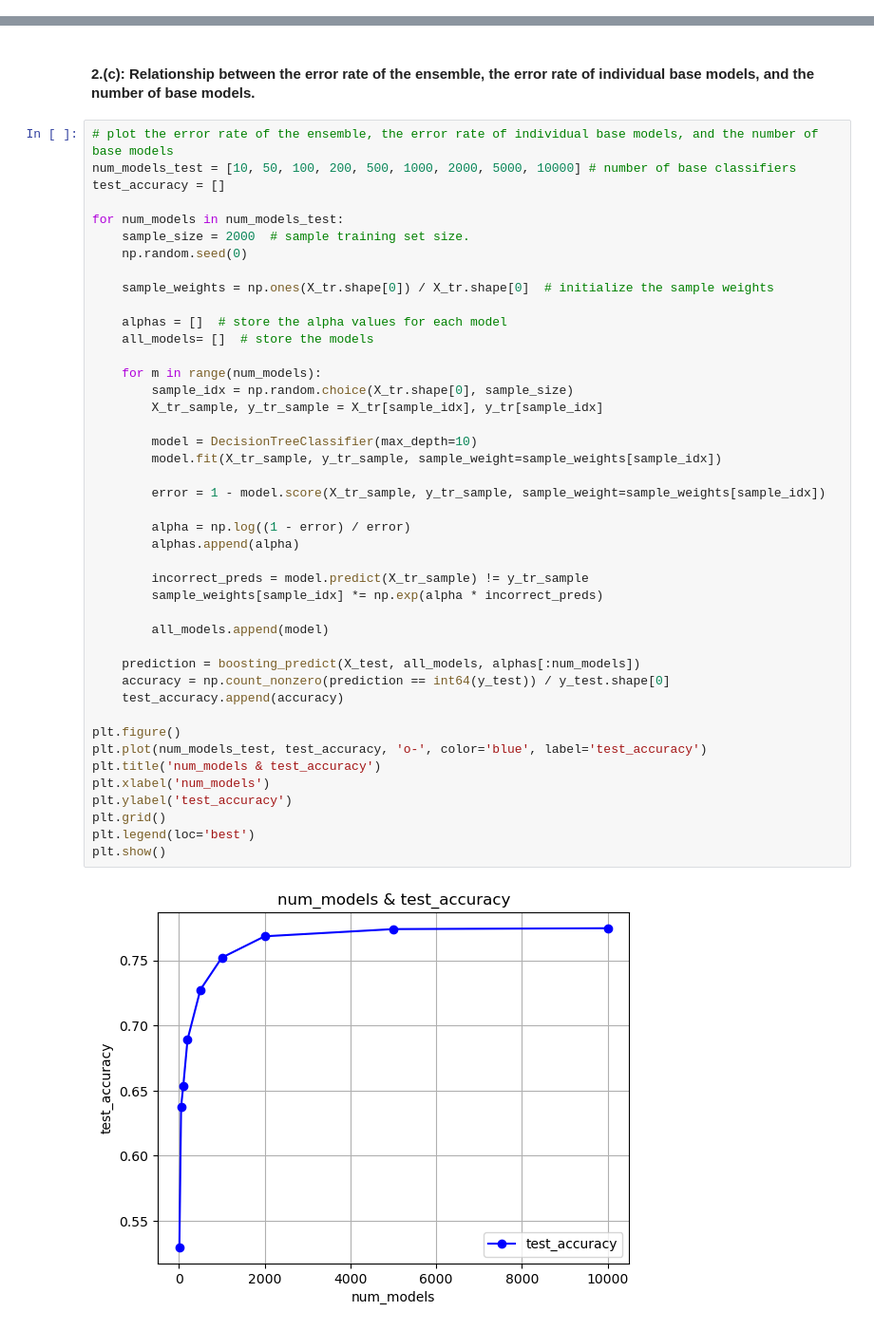
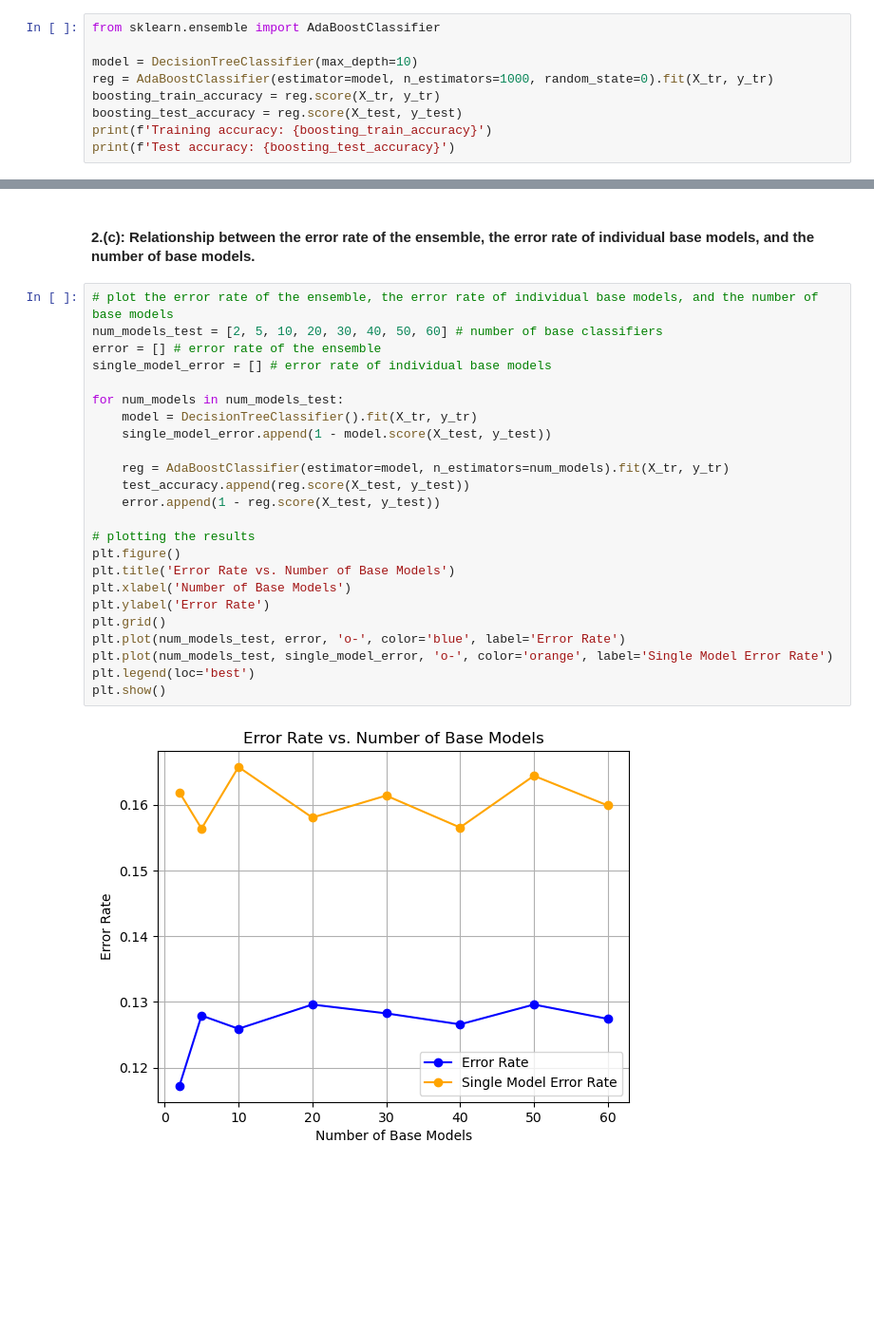
Before and after one commit to ZehuaLiuY/ML_CW, a Jupyter notebook: src/activity_recognition.ipynb, the cells around one changed output, grey strips where cells are left out. Shown at 95% size. Cells and saved outputs as stored; diff of their text form; blank space fills up the shorter version.

```diff
--- a/src/activity_recognition.ipynb
+++ b/src/activity_recognition.ipynb
@@ -581,0 +537,9 @@ Test accuracy: 0.7520508956973045
+# %%
+from sklearn.ensemble import AdaBoostClassifier
+
+model = DecisionTreeClassifier(max_depth=10)
+reg = AdaBoostClassifier(estimator=model, n_estimators=1000, random_state=0).fit(X_tr, y_tr)
+boosting_train_accuracy = reg.score(X_tr, y_tr)
+boosting_test_accuracy = reg.score(X_test, y_test)
+print(f'Training accuracy: {boosting_train_accuracy}')
+print(f'Test accuracy: {boosting_test_accuracy}')
@@ -602,48 +569,29 @@ weighted avg       0.81      0.75      0.75      5973
 #### 2.(c): Relationship between the error rate of the ensemble, the error rate of individual base models, and the number of base models.
 # %%
 # plot the error rate of the ensemble, the error rate of individual base models, and the number of base models
-num_models_test = [10, 50, 100, 200, 500, 1000, 2000, 5000, 10000] # number of base classifiers
-test_accuracy = []
+num_models_test = [2, 5, 10, 20, 30, 40, 50, 60] # number of base classifiers
+error = [] # error rate of the ensemble
+single_model_error = [] # error rate of individual base models
 
 for num_models in num_models_test:
-    sample_size = 2000  # sample training set size.
-    np.random.seed(0)
+    model = DecisionTreeClassifier().fit(X_tr, y_tr)
+    single_model_error.append(1 - model.score(X_test, y_test))
 
-    sample_weights = np.ones(X_tr.shape[0]) / X_tr.shape[0]  # initialize the sample weights
+    reg = AdaBoostClassifier(estimator=model, n_estimators=num_models).fit(X_tr, y_tr)
+    test_accuracy.append(reg.score(X_test, y_test))
+    error.append(1 - reg.score(X_test, y_test))
 
-    alphas = []  # store the alpha values for each model
-    all_models= []  # store the models
-
-    for m in range(num_models):
-        sample_idx = np.random.choice(X_tr.shape[0], sample_size)
-        X_tr_sample, y_tr_sample = X_tr[sample_idx], y_tr[sample_idx]
-
-        model = DecisionTreeClassifier(max_depth=10)
-        model.fit(X_tr_sample, y_tr_sample, sample_weight=sample_weights[sample_idx])
-
-        error = 1 - model.score(X_tr_sample, y_tr_sample, sample_weight=sample_weights[sample_idx])
-
-        alpha = np.log((1 - error) / error)
-        alphas.append(alpha)
-
-        incorrect_preds = model.predict(X_tr_sample) != y_tr_sample
-        sample_weights[sample_idx] *= np.exp(alpha * incorrect_preds)
-
-        all_models.append(model)
-
-    prediction = boosting_predict(X_test, all_models, alphas[:num_models])
-    accuracy = np.count_nonzero(prediction == int64(y_test)) / y_test.shape[0]
-    test_accuracy.append(accuracy)
-
+# plotting the results
 plt.figure()
-plt.plot(num_models_test, test_accuracy, 'o-', color='blue', label='test_accuracy')
-plt.title('num_models & test_accuracy')
-plt.xlabel('num_models')
-plt.ylabel('test_accuracy')
+plt.title('Error Rate vs. Number of Base Models')
+plt.xlabel('Number of Base Models')
+plt.ylabel('Error Rate')
 plt.grid()
+plt.plot(num_models_test, error, 'o-', color='blue', label='Error Rate')
+plt.plot(num_models_test, single_model_error, 'o-', color='orange', label='Single Model Error Rate')
 plt.legend(loc='best')
 plt.show()
 # %% [output]
-[figure, old version]
+[figure, new version]
 # %% [markdown]
 #### 2.(d): The hyperparameters of the decision tree classifier
```
Also changed, not shown: parts of 30 cells of this notebook, 5 other files.
